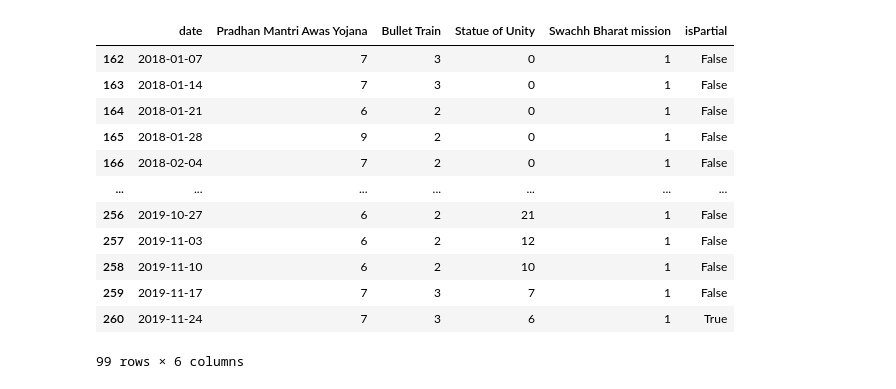
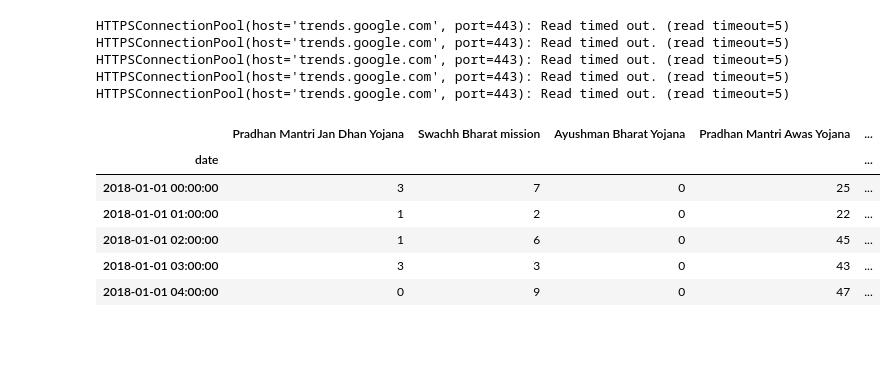
Before and after one commit to sanhitamj/election_2019_analysis, a Jupyter notebook: compare_pytrends_display.ipynb, the cells around one changed output. Saved outputs shown, nothing was run; the diff lists cells and outputs as text; code cells hidden in the pictures; blank space fills up the shorter version.

```diff
--- a/compare_pytrends_display.ipynb
+++ b/compare_pytrends_display.ipynb
@@ -12,8 +12,8 @@ timeframe_dict = {
     'day_start': 1,
     'hour_start': 0,
     'year_end': 2019,
-    'month_end': 10,
-    'day_end': 31,
+    'month_end': 11,
+    'day_end': 1,
     'hour_end': 0
 }
 # %%
@@ -30,12 +34,0 @@ df[kw_list].plot(figsize=(15, 8))
-# %%
-kw_list = ["Pradhan Mantri Awas Yojana",
-           "Bullet Train",
-           "Statue of Unity",
-           "Swachh Bharat mission",
-          ]
-
-pytrends.build_payload(kw_list, cat=0, timeframe='today 5-y', gprop='')
-df = pytrends.interest_over_time()
-#     csv_name = kw.lower().replace(" ", "_") + ".csv"
-#     df.to_csv(csv_name)
-df[kw_list].plot(figsize=(15, 8))
@@ -45,17 +35,16 @@ df[kw_list].plot(figsize=(15, 8))
-# %%
-df.reset_index(inplace=True)
-df[df['date'].dt.year>=2018]
-# %% [output]
-|  | date | Pradhan Mantri Awas Yojana | Bullet Train | Statue of Unity | Swachh Bharat mission | isPartial |
-| 162 | 2018-01-07 | 7 | 3 | 0 | 1 | False |
-| 163 | 2018-01-14 | 7 | 3 | 0 | 1 | False |
-| 164 | 2018-01-21 | 6 | 2 | 0 | 1 | False |
-| 165 | 2018-01-28 | 9 | 2 | 0 | 1 | False |
-| 166 | 2018-02-04 | 7 | 2 | 0 | 1 | False |
-| ... | ... | ... | ... | ... | ... | ... |
-| 256 | 2019-10-27 | 6 | 2 | 21 | 1 | False |
-| 257 | 2019-11-03 | 6 | 2 | 12 | 1 | False |
-| 258 | 2019-11-10 | 6 | 2 | 10 | 1 | False |
-| 259 | 2019-11-17 | 7 | 3 | 7 | 1 | False |
-| 260 | 2019-11-24 | 7 | 3 | 6 | 1 | True |
-99 rows × 6 columns
+# %%
+df2 = pytrends.get_historical_interest(kw_list, **timeframe_dict)
+df2.head()
+# %% [output]
+HTTPSConnectionPool(host='trends.google.com', port=443): Read timed out. (read timeout=5)
+HTTPSConnectionPool(host='trends.google.com', port=443): Read timed out. (read timeout=5)
+HTTPSConnectionPool(host='trends.google.com', port=443): Read timed out. (read timeout=5)
+HTTPSConnectionPool(host='trends.google.com', port=443): Read timed out. (read timeout=5)
+HTTPSConnectionPool(host='trends.google.com', port=443): Read timed out. (read timeout=5)
+|  | Pradhan Mantri Jan Dhan Yojana | Swachh Bharat mission | Ayushman Bharat Yojana | Pradhan Mantri Awas Yojana | ... |
+| date |  |  |  |  | ... |
+| 2018-01-01 00:00:00 | 3 | 7 | 0 | 25 | ... |
+| 2018-01-01 01:00:00 | 1 | 2 | 0 | 22 | ... |
+| 2018-01-01 02:00:00 | 1 | 6 | 0 | 45 | ... |
+| 2018-01-01 03:00:00 | 3 | 3 | 0 | 43 | ... |
+| 2018-01-01 04:00:00 | 0 | 9 | 0 | 47 | ... |
```
Also changed, not shown: parts of 8 cells of this notebook, 3 other files.
